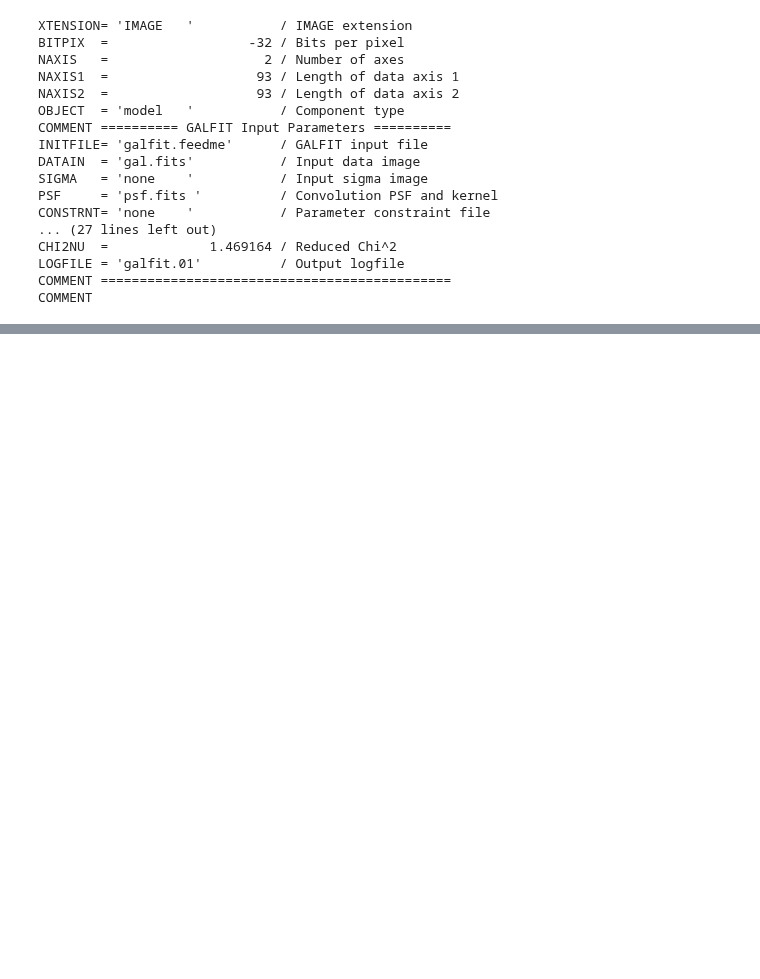
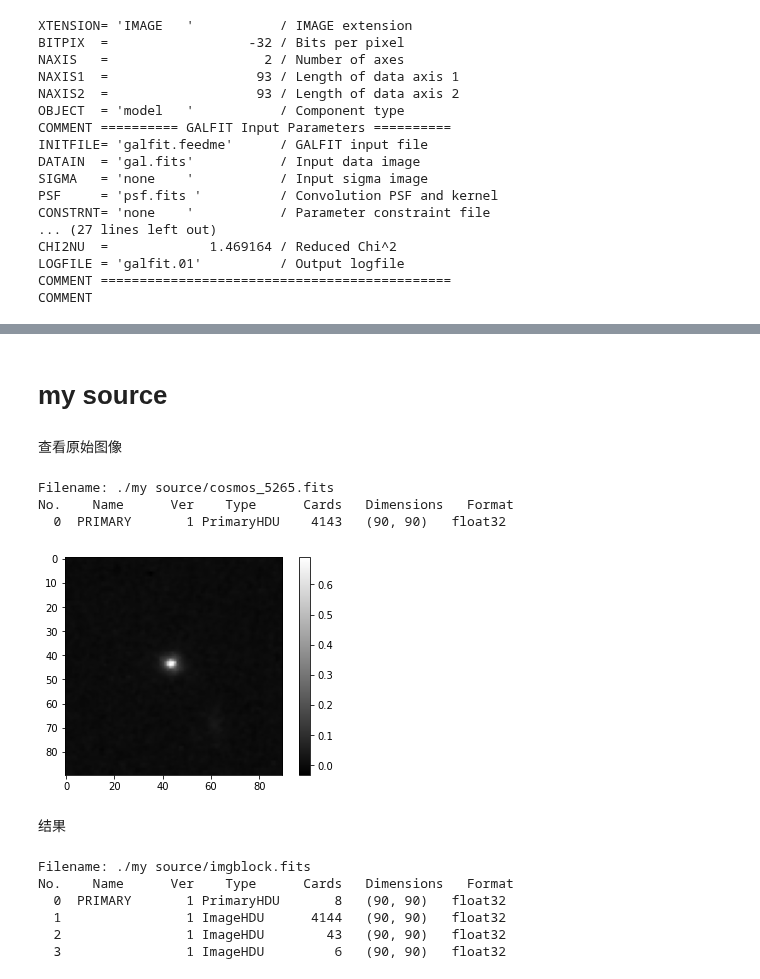
Before and after one commit to astro-zhurui/AstroNotes, a Jupyter notebook: 11_GALFIT/learn_galfit.ipynb, the cells around one changed output, grey strips where cells are left out. Saved outputs shown, nothing was run; the diff lists cells and outputs as text; code cells hidden in the pictures; blank space fills up the shorter version.

```diff
--- a/11_GALFIT/learn_galfit.ipynb
+++ b/11_GALFIT/learn_galfit.ipynb
@@ -148,0 +150,29 @@ plt.colorbar();
+# %% [markdown]
+# my source
+# %% [markdown]
+查看原始图像
+# %%
+hdul = fits.open("./my source/cosmos_5265.fits")
+data = hdul[0].data
+header = hdul[0].header
+hdul.info()
+
+plt.imshow(data, cmap='gray');
+plt.colorbar();
+# %% [output]
+Filename: ./my source/cosmos_5265.fits
+No.    Name      Ver    Type      Cards   Dimensions   Format
+  0  PRIMARY       1 PrimaryHDU    4143   (90, 90)   float32
+[figure, added]
+# %% [markdown]
+结果
+# %%
+hdul = fits.open("./my source/imgblock.fits")
+hdul.info()
+# %% [output]
+Filename: ./my source/imgblock.fits
+No.    Name      Ver    Type      Cards   Dimensions   Format
+  0  PRIMARY       1 PrimaryHDU       8   (90, 90)   float32
+  1                1 ImageHDU      4144   (90, 90)   float32
+  2                1 ImageHDU        43   (90, 90)   float32
+  3                1 ImageHDU         6   (90, 90)   float32
```
Also changed, not shown: parts of 15 cells of this notebook, 16 other files.
